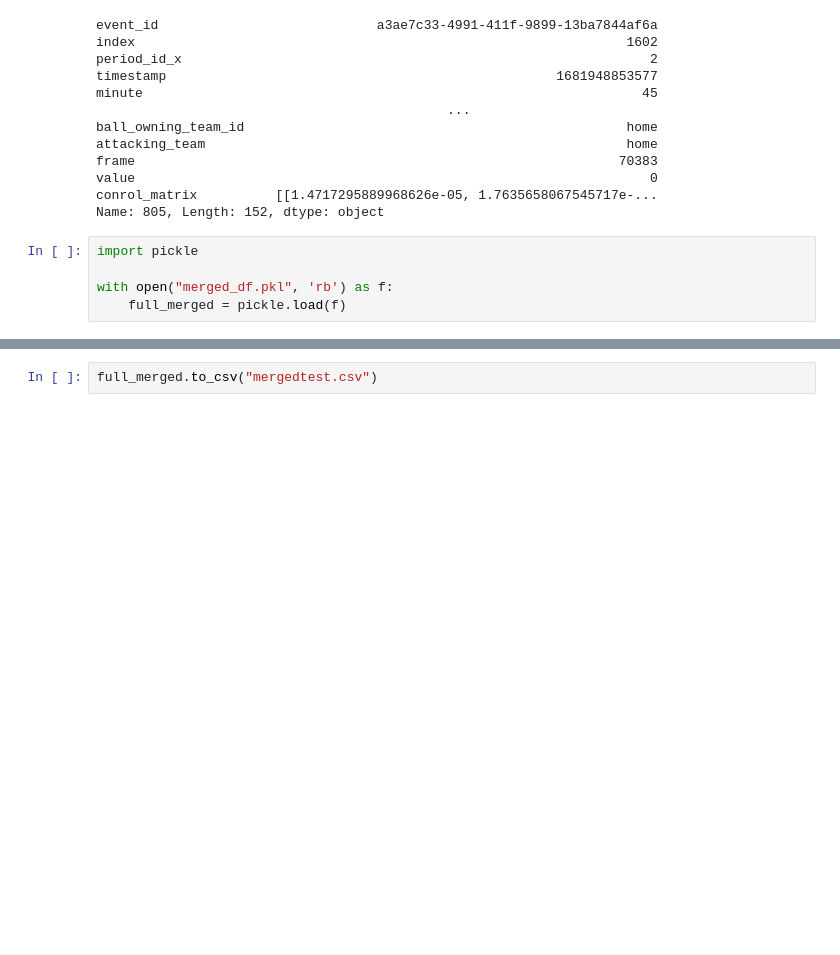
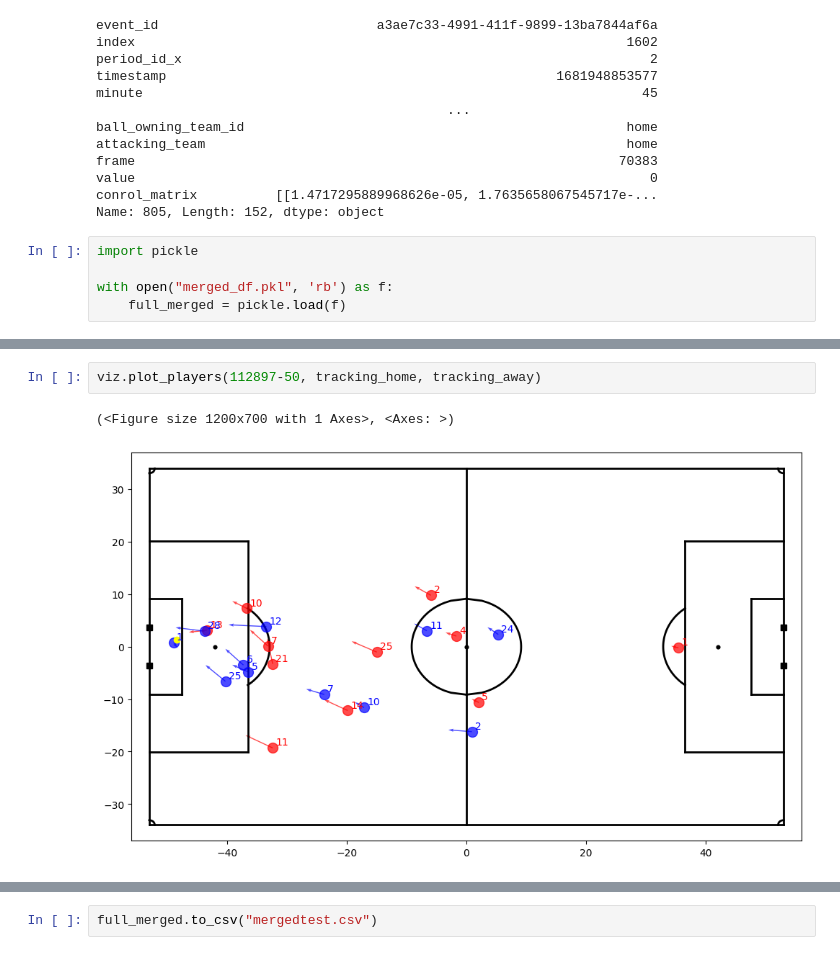
Before and after one commit to liammoore44/City-DS, a Jupyter notebook: notebooks/ManCity_Liverpool Analyis.ipynb, the cells around one changed output, grey strips where cells are left out. Cells and saved outputs as stored; diff of their text form; blank space fills up the shorter version.

```diff
--- a/notebooks/ManCity_Liverpool Analyis.ipynb
+++ b/notebooks/ManCity_Liverpool Analyis.ipynb
@@ -241,0 +246,5 @@ home Pass
+# %%
+viz.plot_players(112897-50, tracking_home, tracking_away)
+# %% [output]
+(<Figure size 1200x700 with 1 Axes>, <Axes: >)
+[figure, added]
```
Also changed, not shown: parts of 5 cells of this notebook, 13 other files.
